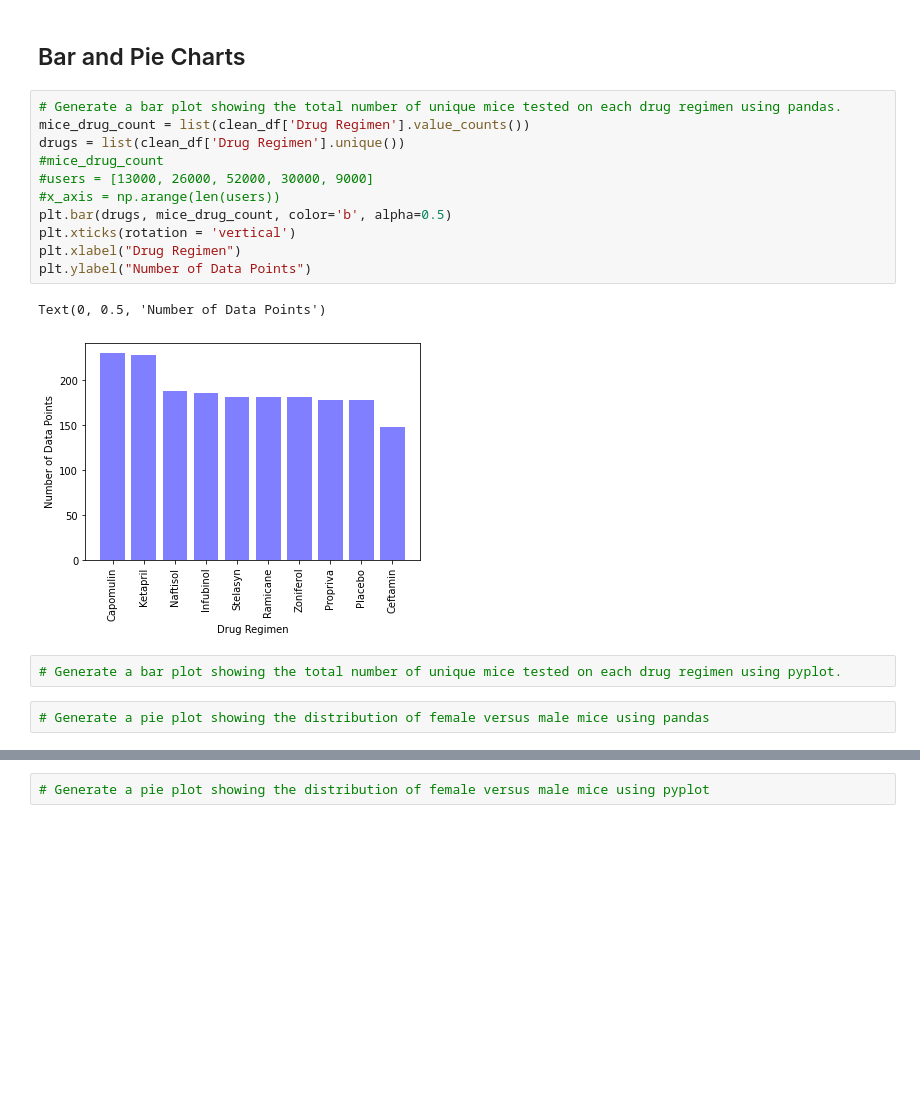
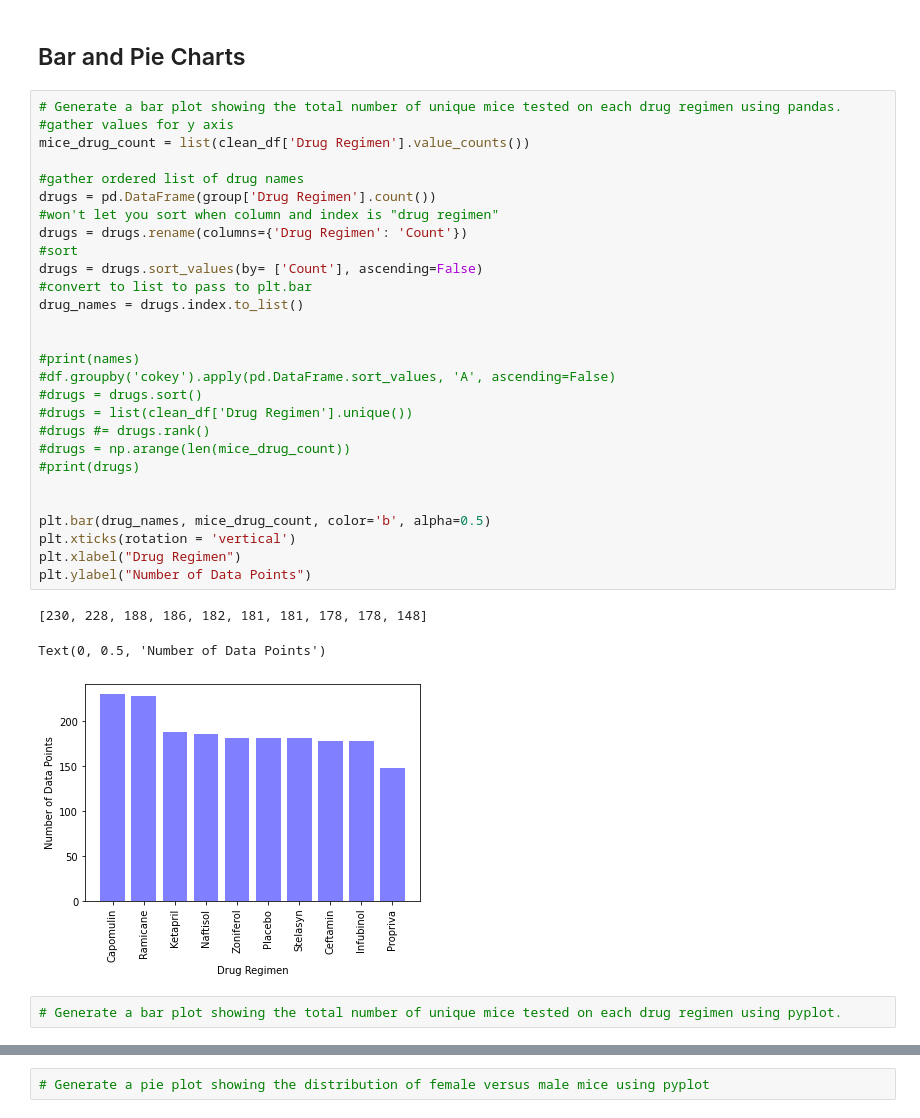
Before and after one commit to Witwer93/matplotlib-pymaceuticals, a Jupyter notebook: pymaceuticals.ipynb, the cells around one changed output, grey strips where cells are left out. Drawn from its saved outputs; the diff is of its cells as text; blank space fills up the shorter version.

Commit message:
constructed bar chart with correct values/labels. pie chart 95% done

```diff
--- a/pymaceuticals.ipynb
+++ b/pymaceuticals.ipynb
@@ -129,19 +128,35 @@ SyntaxError: invalid syntax (<ipython-input-63-a2f5c292ba53>, line 4)
 ## Bar and Pie Charts
 # %%
 # Generate a bar plot showing the total number of unique mice tested on each drug regimen using pandas.
+#gather values for y axis
 mice_drug_count = list(clean_df['Drug Regimen'].value_counts())
-drugs = list(clean_df['Drug Regimen'].unique())
-#mice_drug_count
-#users = [13000, 26000, 52000, 30000, 9000]
-#x_axis = np.arange(len(users))
-plt.bar(drugs, mice_drug_count, color='b', alpha=0.5)
+
+#gather ordered list of drug names
+drugs = pd.DataFrame(group['Drug Regimen'].count())
+#won't let you sort when column and index is "drug regimen"
+drugs = drugs.rename(columns={'Drug Regimen': 'Count'})
+#sort
+drugs = drugs.sort_values(by= ['Count'], ascending=False)
+#convert to list to pass to plt.bar
+drug_names = drugs.index.to_list()
+
+
+#print(names)
+#df.groupby('cokey').apply(pd.DataFrame.sort_values, 'A', ascending=False)
+#drugs = drugs.sort()
+#drugs = list(clean_df['Drug Regimen'].unique())
+#drugs #= drugs.rank()
+#drugs = np.arange(len(mice_drug_count))
+#print(drugs)
+
+
+plt.bar(drug_names, mice_drug_count, color='b', alpha=0.5)
 plt.xticks(rotation = 'vertical')
 plt.xlabel("Drug Regimen")
 plt.ylabel("Number of Data Points")
 # %% [output]
-Text(0, 0.5, 'Number of Data Points')
+[230, 228, 188, 186, 182, 181, 181, 178, 178, 148]
+Text(0, 0.5, 'Number of Data Points')
-[figure, old version]
+[figure, new version]
 # %%
 # Generate a bar plot showing the total number of unique mice tested on each drug regimen using pyplot.
-# %%
-# Generate a pie plot showing the distribution of female versus male mice using pandas
```
Also changed, not shown: parts of 2 cells of this notebook.
